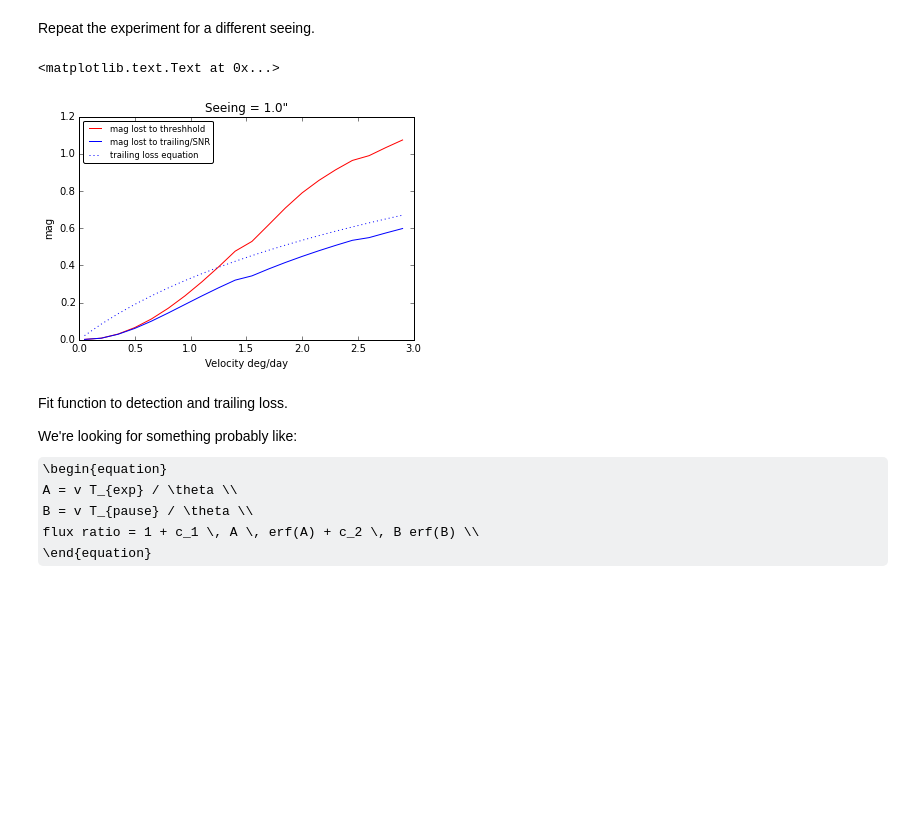
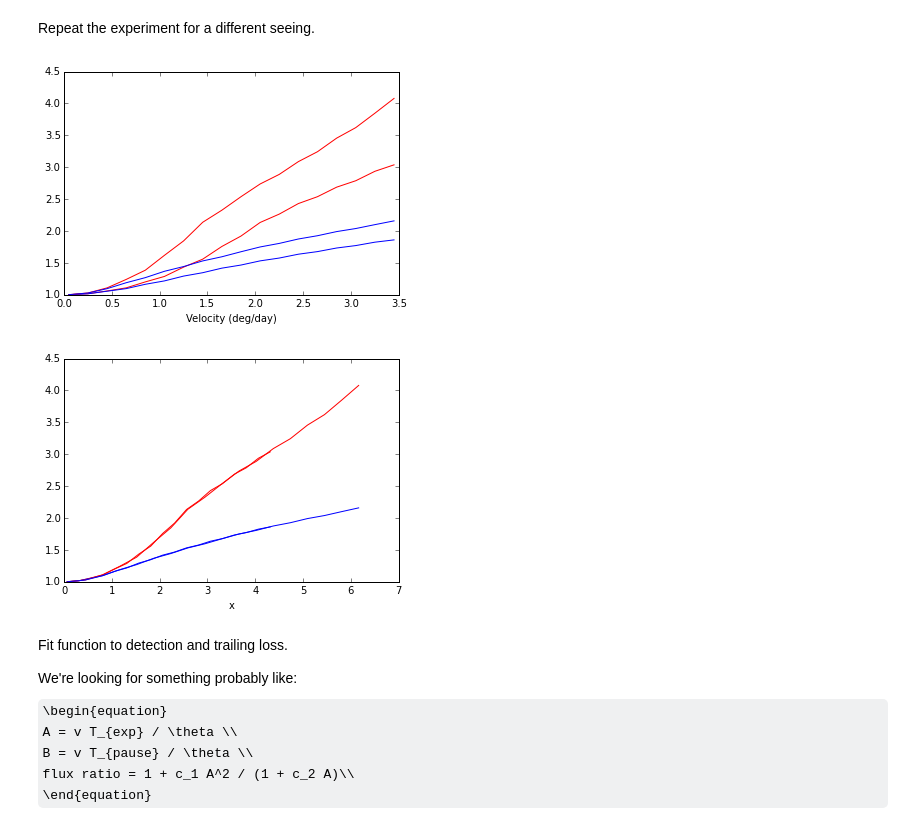
Before and after one commit to rhiannonlynne/MafSSO, a Jupyter notebook: Trailing Losses.ipynb, the cells around one changed output. Saved outputs shown, nothing was run; the diff lists cells and outputs as text; code cells hidden in the pictures; some formulas as TeX source; blank space fills up the shorter version.

Commit message:
update trailing losses with fits

```diff
--- a/Trailing Losses.ipynb
+++ b/Trailing Losses.ipynb
@@ -525,10 +525,13 @@ plt.title('Seeing = %.1f"' %(seeing))
 Well, that's pretty severe. See what Mario's formula comes up with.
 # %% [markdown]
 Repeat the experiment for a different seeing.
+# %%
+det_loss = {}
+trail_loss = {}
 # %%
 from scipy import signal
 # Find counts at threshhold for stationary source.
-seeing = 1.0
+seeing = 0.7
 SNR = 5.0
 sky = 2000.  #these values should cancel
 inst_noise = 10.0
@@ -547,31 +550,32 @@ mags_stat = 2.5*np.log10(counts_stat)
 #     peak level above in PSF filter (rather than moving object filter)
 # And calculate how much brighter (than stationary obj) a moving object has to be to hit SNR=5
 #   even with optimal extraction
-velocities = np.arange(0.05, 3.0, 0.15)
-ratios = np.zeros(len(velocities), float)
-moving_dmags = np.zeros(len(velocities), float)
-trailing_mags = np.zeros(len(velocities), float)
+velocities = np.arange(0.05, 3.5, 0.2)
+det_loss[seeing] = np.zeros(len(velocities), float)
+trail_loss[seeing] = np.zeros(len(velocities), float)
 for i, v in enumerate(velocities):
     x, y, flux = movingPSF(seeing=seeing, velocity=v, totalflux=counts_stat)
     filtered_mo = signal.fftconvolve(flux, psfprofile)
-    ratios[i] = filtered_stat.max() / filtered_mo.max()
-    moving_dmags[i] = 2.5*np.log10(ratios[i])
+    det_loss[seeing][i] = filtered_stat.max() / filtered_mo.max()
     neff = calcNeff(x, y, flux)
     Vn = neff*(sky + inst_noise)
     counts_mo =  SNR**2/2. + np.sqrt(SNR**4/4. + SNR**2 * Vn)
-    trailing_mags[i] = 2.5*np.log10(counts_mo) - mags_stat
+    trail_loss[seeing][i] = counts_mo / counts_stat
-# %%
-plt.plot(velocities, moving_dmags, 'r', label='mag lost to threshhold')
-plt.plot(velocities, trailing_mags, 'b', label='mag lost to trailing/SNR')
-dmT_calc = 1.25*np.log10(1 + 0.028 * velocities * 30.0 / seeing)
-plt.plot(velocities, dmT_calc, 'b:', label='trailing loss equation')
-plt.xlabel('Velocity deg/day')
-plt.ylabel('mag')
-plt.legend(loc='upper left', fontsize='smaller', fancybox=True)
-plt.title('Seeing = %.1f"' %(seeing))
-# %% [output]
-<matplotlib.text.Text at 0x...>
-[figure, removed]
+# %%
+plt.figure()
+for s in det_loss:
+    plt.plot(velocities, det_loss[s], 'r-')
+    plt.plot(velocities, trail_loss[s], 'b-')
+    plt.xlabel('Velocity (deg/day)')
+
+plt.figure()
+for s in det_loss:
+    plt.plot(velocities*30.0/s/24.0, det_loss[s], 'r-')
+    plt.plot(velocities*30.0/s/24.0, trail_loss[s], 'b-')
+    plt.xlabel('x')
+# %% [output]
+[figure, added]
+[figure, added]
 # %% [markdown]
 Fit function to detection and trailing loss.
 
@@ -579,5 +583,5 @@ We're looking for something probably like:
 \begin{equation}
 A = v T_{exp} / \theta \\
 B = v T_{pause} / \theta \\
-flux ratio = 1 + c_1 \, A \, erf(A) + c_2 \, B erf(B) \\
+flux ratio = 1 + c_1 A^2 / (1 + c_2 A)\\
 \end{equation}
```
Also changed, not shown: parts of 15 cells of this notebook.
